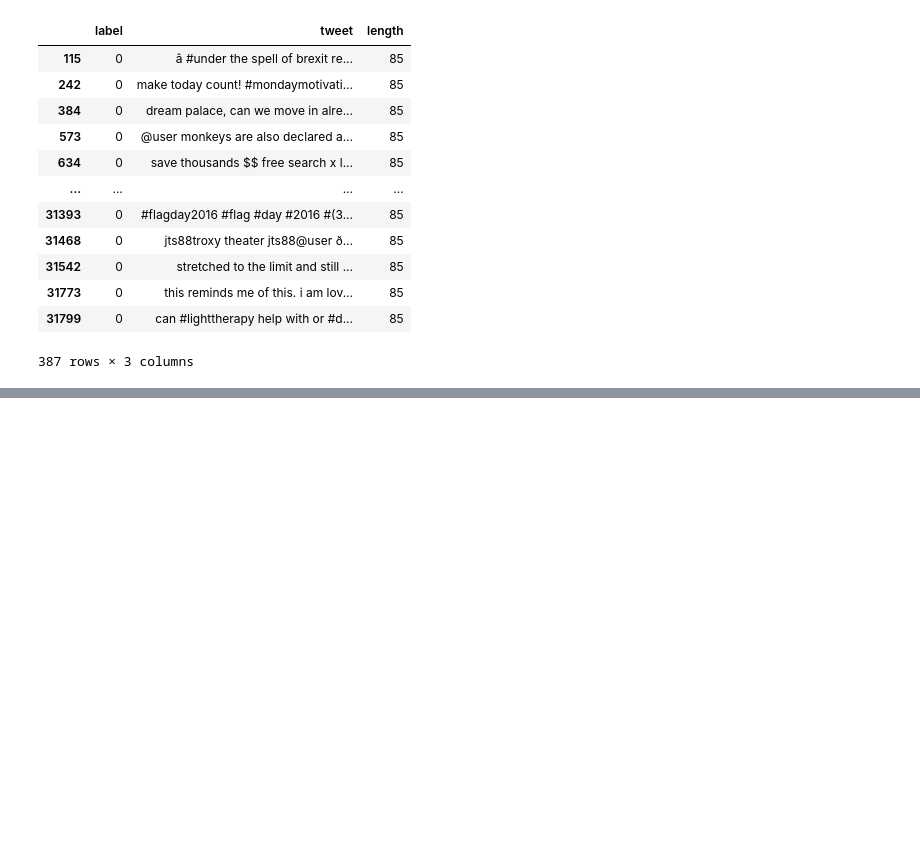
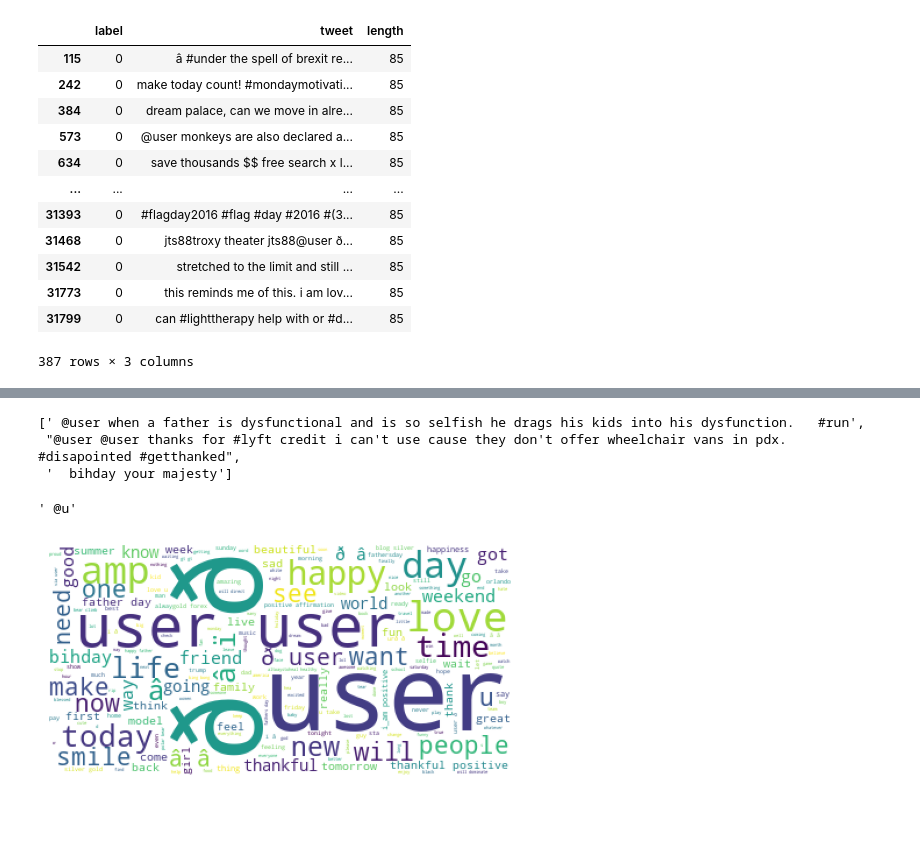
Before and after one commit to annkou/NLP, a Jupyter notebook: Sentiment analysis project/Twitter_sentiment_analysis_project(tutorial).ipynb, the cells around one changed output, grey strips where cells are left out. Saved outputs shown, nothing was run; the diff lists cells and outputs as text; code cells hidden in the pictures; blank space fills up the shorter version.

Commit message:
create a wordcloud

```diff
--- a/Sentiment analysis project/Twitter_sentiment_analysis_project(tutorial).ipynb
+++ b/Sentiment analysis project/Twitter_sentiment_analysis_project(tutorial).ipynb
@@ -148,0 +188,30 @@ tweets_df[tweets_df['length'] == 85]
+# %%
+#combine all the tweets into a massive string
+#use a wordcloud
+#convert them to a list
+sentences = tweets_df['tweet'].to_list()
+len(sentences)
+sentences[0:3]
+# %% [output]
+[' @user when a father is dysfunctional and is so selfish he drags his kids into his dysfunction.   #run',
+ "@user @user thanks for #lyft credit i can't use cause they don't offer wheelchair vans in pdx.    #disapointed #getthanked",
+ '  bihday your majesty']
+# %%
+#join them all together
+joined_sentences = " ".join(sentences)
+# %%
+joined_sentences[0:3]
+# %% [output]
+' @u'
+# %%
+#import the libraries for wordcloud
+from wordcloud import WordCloud,STOPWORDS,ImageColorGenerator
+plt.figure(figsize=(6,6))
+wordcloud = WordCloud(background_color='white').generate(joined_sentences)
+plt.imshow(wordcloud)
+plt.axis("off")
+plt.show()
+# %% [output]
+[figure, added]
+# %% [markdown]
+#####
```
Also changed, not shown: parts of 4 cells of this notebook.
